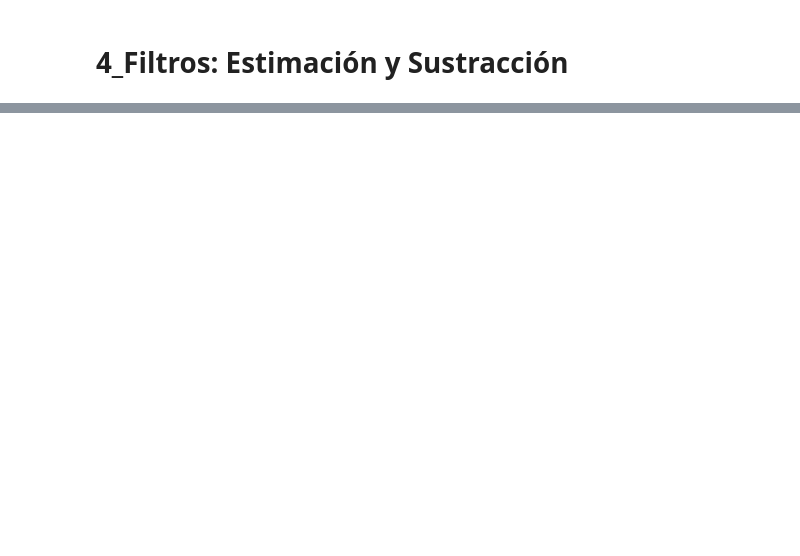
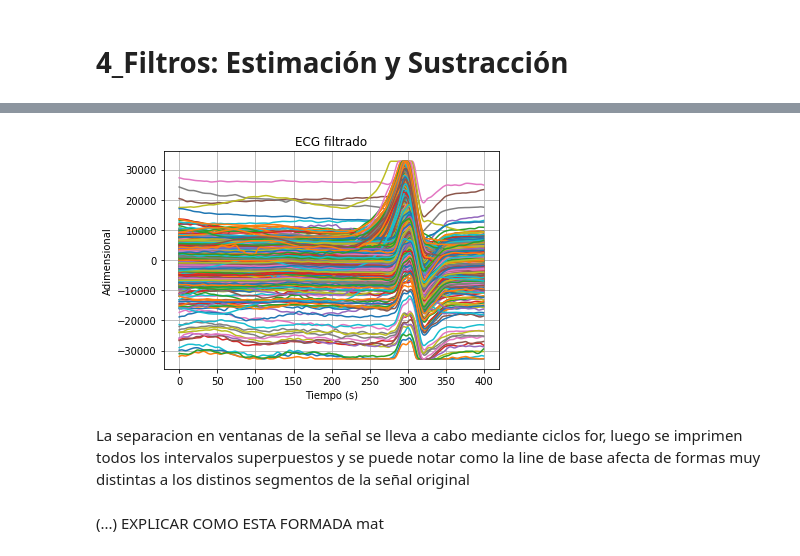
Before and after one commit to luciasucunza/git_proyecto_ecg, a Jupyter notebook: Filtros/4_Estimación Sustracción.ipynb, the cells around one changed output, grey strips where cells are left out. Saved outputs shown, nothing was run; the diff lists cells and outputs as text; code cells hidden in the pictures; blank space fills up the shorter version.

```diff
--- a/Filtros/4_Estimación Sustracción.ipynb
+++ b/Filtros/4_Estimación Sustracción.ipynb
@@ -371,0 +35,32 @@ plt.show()
+# %%
+#------SEPARACION EN VENTANAS-------
+ventana_inf_ms    = 300
+ventana_sup_ms    = 100
+ventana_len_ms    = ventana_inf_ms + ventana_sup_ms
+
+ventana_inf       = int(ventana_inf_ms / 1000 * fs)
+ventana_sup       = int(ventana_sup_ms / 1000 * fs)
+ventana_len       = ventana_inf + ventana_sup
+
+mat = np.zeros(( ventana_len, len(qrs_detections)), dtype=int)
+
+for j in range( len(qrs_detections) ):
+
+    for i in range(ventana_len):
+        mat[i,j] = ecg_one_lead[ int(qrs_detections[j]) + i - ventana_inf  ]
+
+
+#------Ploteo de Todos las ventanas-------
+plt.figure('Todas las ventanas')
+plt.plot( mat )
+plt.title('ECG filtrado')
+plt.ylabel('Adimensional')
+plt.xlabel('Tiempo (s)')
+plt.grid()
+plt.show()
+# %% [output]
+[figure, added]
+# %% [markdown]
+La separacion en ventanas de la señal se lleva a cabo mediante ciclos for, luego se imprimen todos los intervalos superpuestos y se puede notar como la line de base afecta de formas muy distintas a los distinos segmentos de la señal original
+# %% [markdown]
+(...) EXPLICAR COMO ESTA FORMADA mat
```
Also changed, not shown: parts of 12 cells of this notebook, 22 other files.
